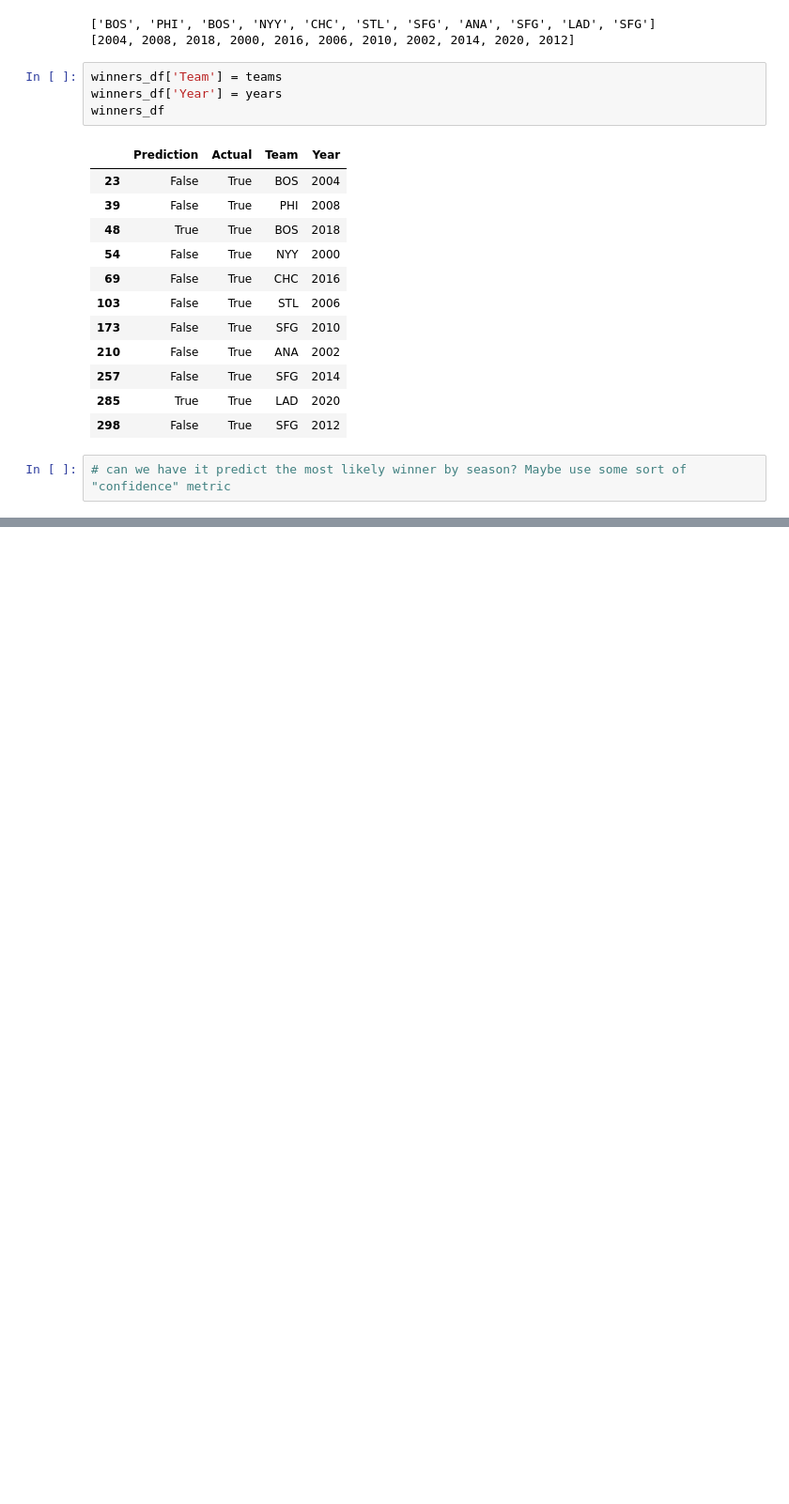
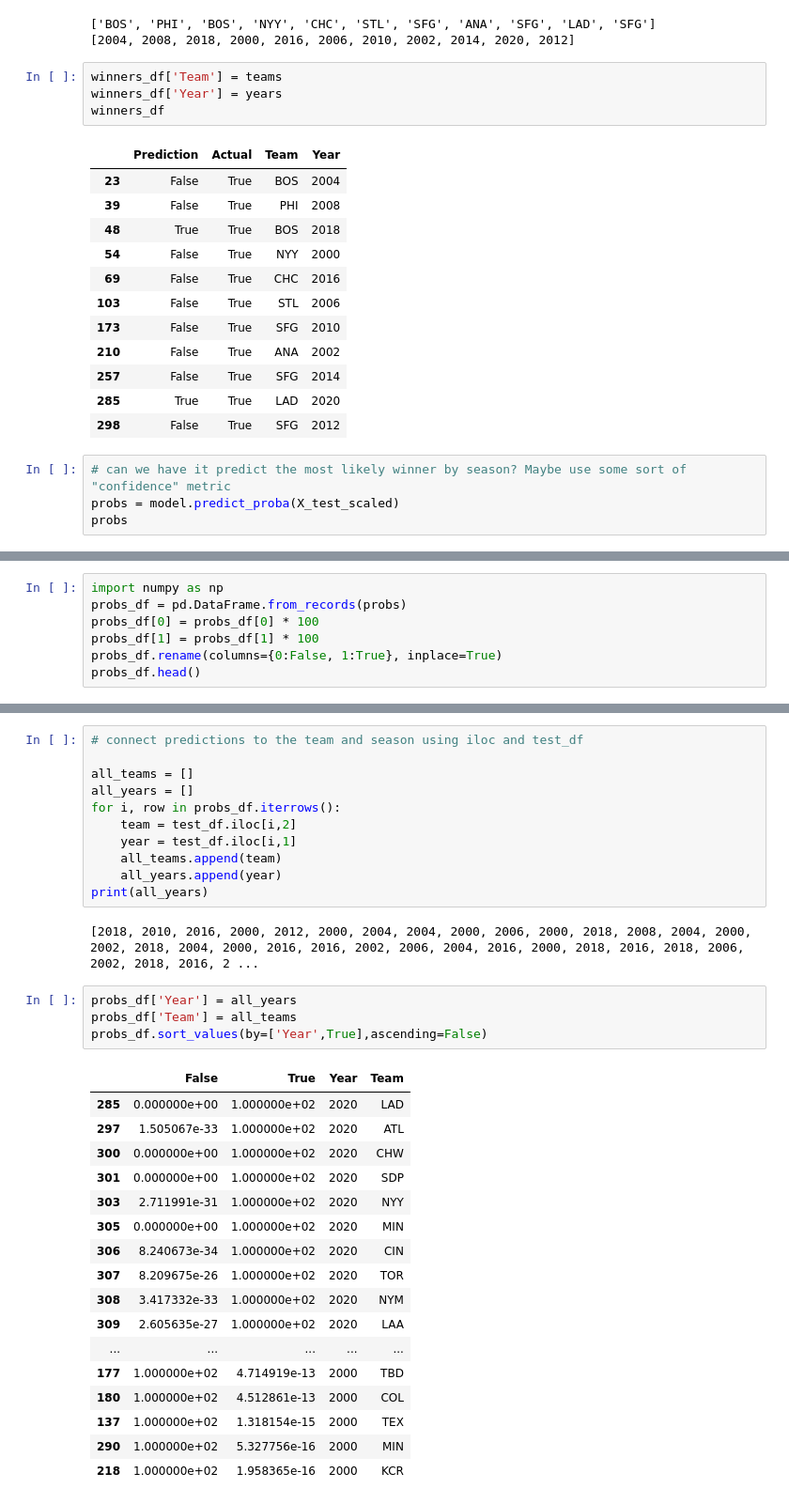
Before and after one commit to rileyfritz/final-project-MLB, a Jupyter notebook: neural_network.ipynb, the cells around one changed output, grey strips where cells are left out. Shown at 94% size. Drawn from its saved outputs; the diff is of its cells as text; blank space fills up the shorter version.

Commit message:
got the probability of each winner. just need to format output and say who will win

```diff
--- a/neural_network.ipynb
+++ b/neural_network.ipynb
@@ -207,3 +207,5 @@ winners_df
 | 298 | False | True | SFG | 2012 |
 # %%
 # can we have it predict the most likely winner by season? Maybe use some sort of "confidence" metric
+probs = model.predict_proba(X_test_scaled)
+probs
@@ -209,0 +230,7 @@ winners_df
+# %%
+import numpy as np
+probs_df = pd.DataFrame.from_records(probs)
+probs_df[0] = probs_df[0] * 100
+probs_df[1] = probs_df[1] * 100
+probs_df.rename(columns={0:False, 1:True}, inplace=True)
+probs_df.head()
@@ -209,0 +244,35 @@ winners_df
+# %%
+# connect predictions to the team and season using iloc and test_df
+
+all_teams = []
+all_years = []
+for i, row in probs_df.iterrows():
+    team = test_df.iloc[i,2]
+    year = test_df.iloc[i,1]
+    all_teams.append(team)
+    all_years.append(year)
+print(all_years)
+# %% [output]
+[2018, 2010, 2016, 2000, 2012, 2000, 2004, 2004, 2000, 2006, 2000, 2018, 2008, 2004, 2000, 2002, 2018, 2004, 2000, 2016, 2016, 2002, 2006, 2004, 2016, 2000, 2018, 2016, 2018, 2006, 2002, 2018, 2016, 2 ...
+# %%
+probs_df['Year'] = all_years
+probs_df['Team'] = all_teams
+probs_df.sort_values(by=['Year',True],ascending=False)
+# %% [output]
+|  | False | True | Year | Team |
+| 285 | 0.000000e+00 | 1.000000e+02 | 2020 | LAD |
+| 297 | 1.505067e-33 | 1.000000e+02 | 2020 | ATL |
+| 300 | 0.000000e+00 | 1.000000e+02 | 2020 | CHW |
+| 301 | 0.000000e+00 | 1.000000e+02 | 2020 | SDP |
+| 303 | 2.711991e-31 | 1.000000e+02 | 2020 | NYY |
+| 305 | 0.000000e+00 | 1.000000e+02 | 2020 | MIN |
+| 306 | 8.240673e-34 | 1.000000e+02 | 2020 | CIN |
+| 307 | 8.209675e-26 | 1.000000e+02 | 2020 | TOR |
+| 308 | 3.417332e-33 | 1.000000e+02 | 2020 | NYM |
+| 309 | 2.605635e-27 | 1.000000e+02 | 2020 | LAA |
+| ... | ... | ... | ... | ... |
+| 177 | 1.000000e+02 | 4.714919e-13 | 2000 | TBD |
+| 180 | 1.000000e+02 | 4.512861e-13 | 2000 | COL |
+| 137 | 1.000000e+02 | 1.318154e-15 | 2000 | TEX |
+| 290 | 1.000000e+02 | 5.327756e-16 | 2000 | MIN |
+| 218 | 1.000000e+02 | 1.958365e-16 | 2000 | KCR |
```
Also changed, not shown: parts of 2 cells of this notebook.
